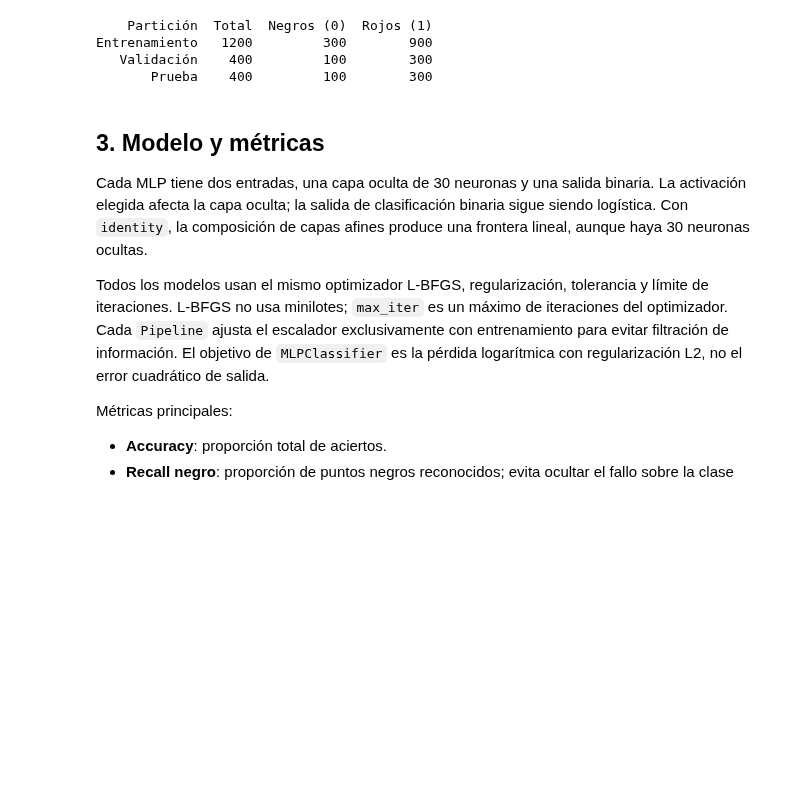
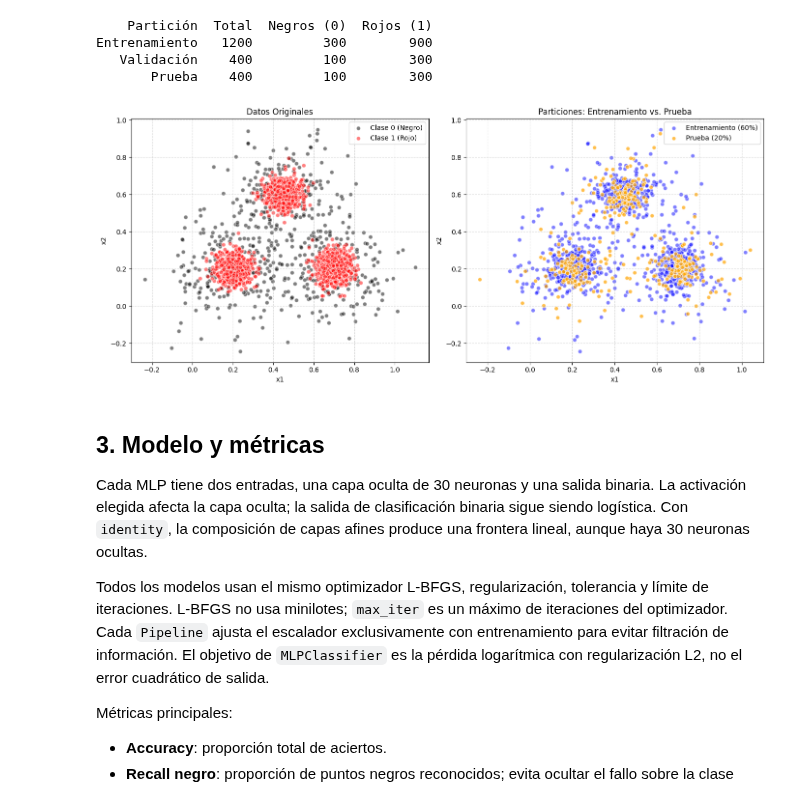
Before and after one commit to eduardozurek/ia, a Jupyter notebook: _008_redes_neuronales_artificiales/02_MLP_EZ_datos_sinteticos.ipynb, the cells around one changed output. Cells and saved outputs as stored; diff of their text form; code cells hidden in the pictures; blank space fills up the shorter version.

```diff
--- a/_008_redes_neuronales_artificiales/02_MLP_EZ_datos_sinteticos.ipynb
+++ b/_008_redes_neuronales_artificiales/02_MLP_EZ_datos_sinteticos.ipynb
@@ -131,6 +131,36 @@ print(pd.DataFrame(resumen).to_string(index=False))
 Entrenamiento   1200         300        900
    Validación    400         100        300
        Prueba    400         100        300
+# %%
+import matplotlib.pyplot as plt
+
+# Configuración de estilo y subplots (dos figuras lado a lado)
+fig, axes = plt.subplots(1, 2, figsize=(14, 6))
+
+# 1. Datos Originales
+ax1 = axes[0]
+ax1.scatter(X[y == 0][:, 0], X[y == 0][:, 1], color='black', alpha=0.5, label='Clase 0 (Negro)', edgecolors='w')
+ax1.scatter(X[y == 1][:, 0], X[y == 1][:, 1], color='red', alpha=0.5, label='Clase 1 (Rojo)', edgecolors='w')
+ax1.set_title("Datos Originales")
+ax1.set_xlabel("x1")
+ax1.set_ylabel("x2")
+ax1.legend()
+ax1.grid(True, linestyle='--', alpha=0.5)
+
+# 2. Particiones de Entrenamiento y Prueba
+ax2 = axes[1]
+ax2.scatter(X_train[:, 0], X_train[:, 1], color='blue', alpha=0.5, label='Entrenamiento (60%)', edgecolors='w')
+ax2.scatter(X_test[:, 0], X_test[:, 1], color='orange', alpha=0.7, label='Prueba (20%)', edgecolors='w')
+ax2.set_title("Particiones: Entrenamiento vs. Prueba")
+ax2.set_xlabel("x1")
+ax2.set_ylabel("x2")
+ax2.legend()
+ax2.grid(True, linestyle='--', alpha=0.5)
+
+plt.tight_layout()
+plt.show()
+# %% [output]
+[figure, added]
 # %% [markdown]
 ## 3. Modelo y métricas
 
```
Also changed, not shown: parts of 1 cell of this notebook.
